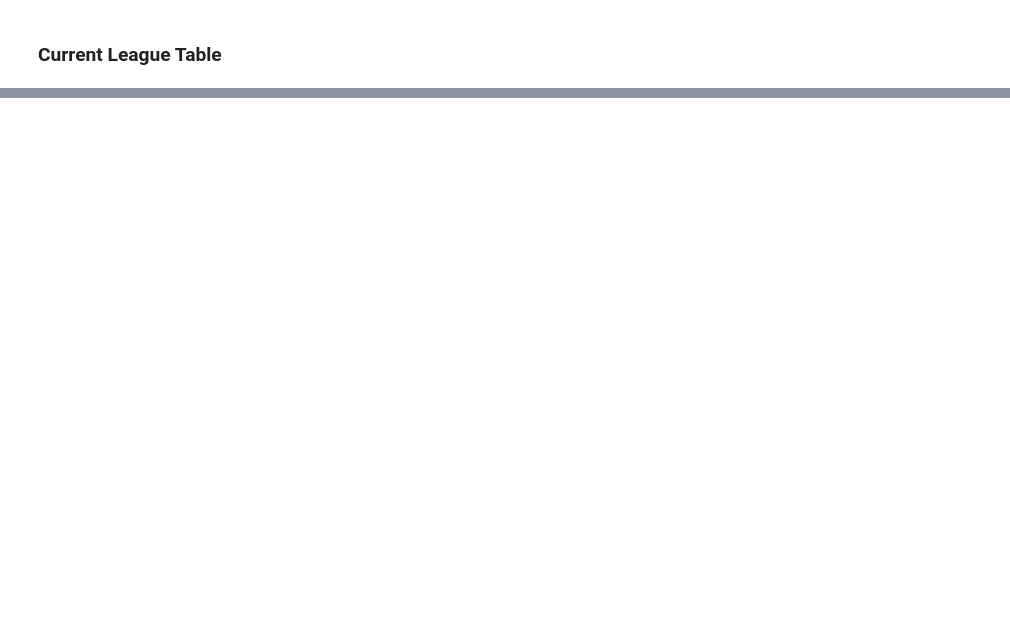
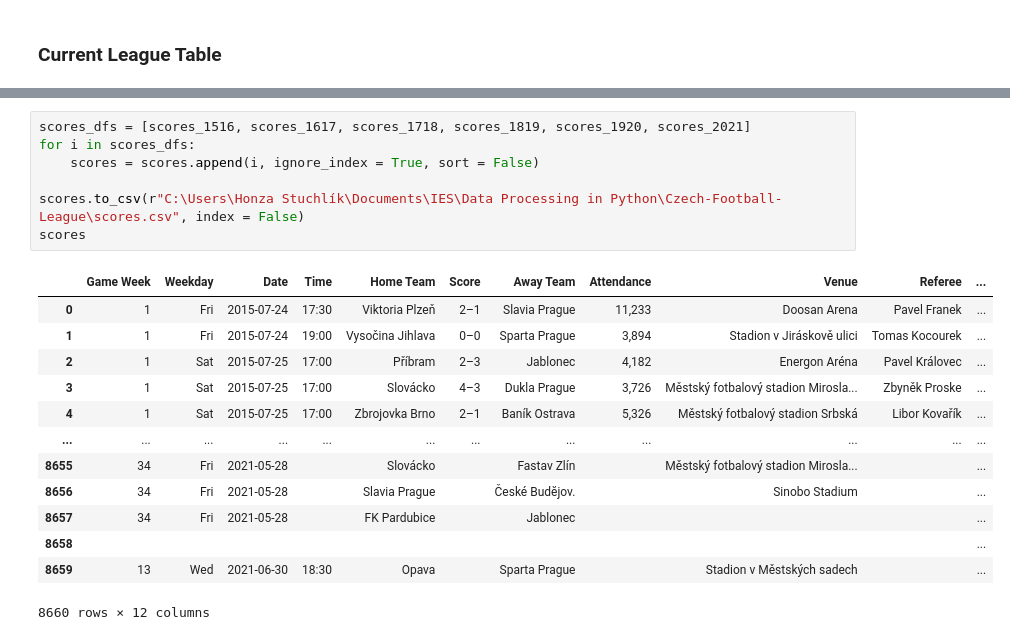
Before and after one commit to Johnymancvrk/Czech-Football-League, a Jupyter notebook: teams_table&scores.ipynb, the cells around one changed output, grey strips where cells are left out. Drawn from its saved outputs; the diff is of its cells as text; blank space fills up the shorter version.

```diff
--- a/teams_table&scores.ipynb
+++ b/teams_table&scores.ipynb
@@ -61,0 +195,21 @@ print(scores)
+# %%
+scores_dfs = [scores_1516, scores_1617, scores_1718, scores_1819, scores_1920, scores_2021]
+for i in scores_dfs:
+    scores = scores.append(i, ignore_index = True, sort = False)
+
+scores.to_csv(r"C:\Users\Honza Stuchlík\Documents\IES\Data Processing in Python\Czech-Football-League\scores.csv", index = False)
+scores
+# %% [output]
+|  | Game Week | Weekday | Date | Time | Home Team | Score | Away Team | Attendance | Venue | Referee | ... |
+| 0 | 1 | Fri | 2015-07-24 | 17:30 | Viktoria Plzeň | 2–1 | Slavia Prague | 11,233 | Doosan Arena | Pavel Franek | ... |
+| 1 | 1 | Fri | 2015-07-24 | 19:00 | Vysočina Jihlava | 0–0 | Sparta Prague | 3,894 | Stadion v Jiráskově ulici | Tomas Kocourek | ... |
+| 2 | 1 | Sat | 2015-07-25 | 17:00 | Příbram | 2–3 | Jablonec | 4,182 | Energon Aréna | Pavel Královec | ... |
+| 3 | 1 | Sat | 2015-07-25 | 17:00 | Slovácko | 4–3 | Dukla Prague | 3,726 | Městský fotbalový stadion Mirosla... | Zbyněk Proske | ... |
+| 4 | 1 | Sat | 2015-07-25 | 17:00 | Zbrojovka Brno | 2–1 | Baník Ostrava | 5,326 | Městský fotbalový stadion Srbská | Libor Kovařík | ... |
+| ... | ... | ... | ... | ... | ... | ... | ... | ... | ... | ... | ... |
+| 8655 | 34 | Fri | 2021-05-28 |  | Slovácko |  | Fastav Zlín |  | Městský fotbalový stadion Mirosla... |  | ... |
+| 8656 | 34 | Fri | 2021-05-28 |  | Slavia Prague |  | České Budĕjov. |  | Sinobo Stadium |  | ... |
+| 8657 | 34 | Fri | 2021-05-28 |  | FK Pardubice |  | Jablonec |  |  |  | ... |
+| 8658 |  |  |  |  |  |  |  |  |  |  | ... |
+| 8659 | 13 | Wed | 2021-06-30 | 18:30 | Opava |  | Sparta Prague |  | Stadion v Městských sadech |  | ... |
+8660 rows × 12 columns
```
Also changed, not shown: parts of 12 cells of this notebook, 2 other files.
